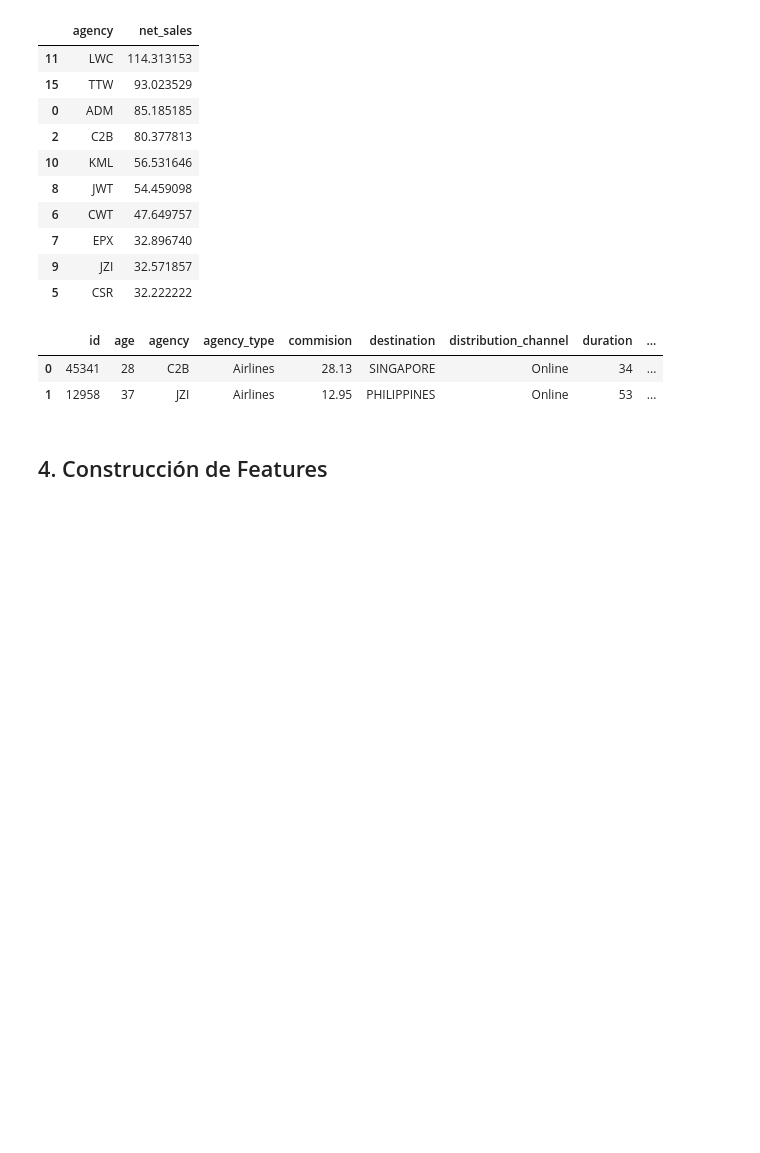
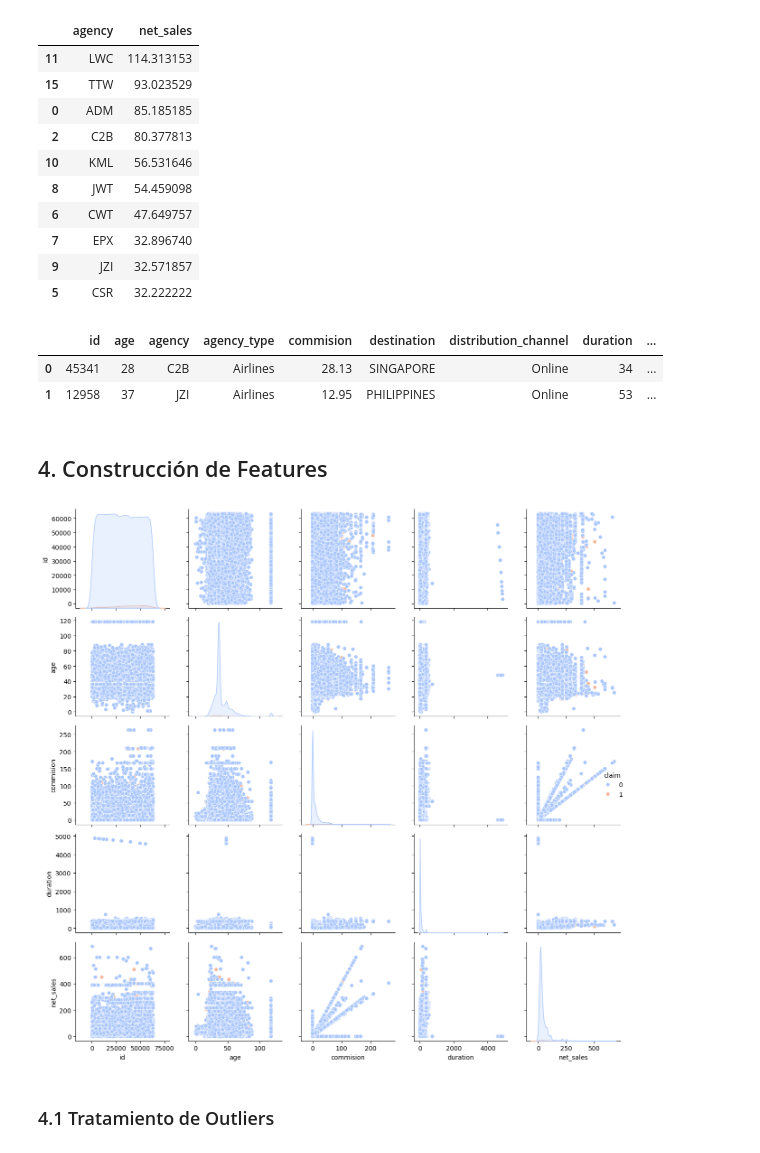
Before and after one commit to gdelgador/MineriaDatos, a Jupyter notebook: Actividad1.ipynb, the cells around one changed output. Cells and saved outputs as stored; diff of their text form; code cells hidden in the pictures; blank space fills up the shorter version.

```diff
--- a/Actividad1.ipynb
+++ b/Actividad1.ipynb
@@ -378,3 +378,10 @@ df_clean.head(2)
 | 1 | 12958 | 37 | JZI | Airlines | 12.95 | PHILIPPINES | Online | 53 | ... |
 # %% [markdown]
 ## 4. Construcción de Features
+# %%
+sns.pairplot(df_clean,hue='claim',palette='coolwarm')
+plt.tight_layout()
+# %% [output]
+[figure, added]
+# %% [markdown]
+### 4.1 Tratamiento de Outliers
```
Also changed, not shown: parts of 3 cells of this notebook.
